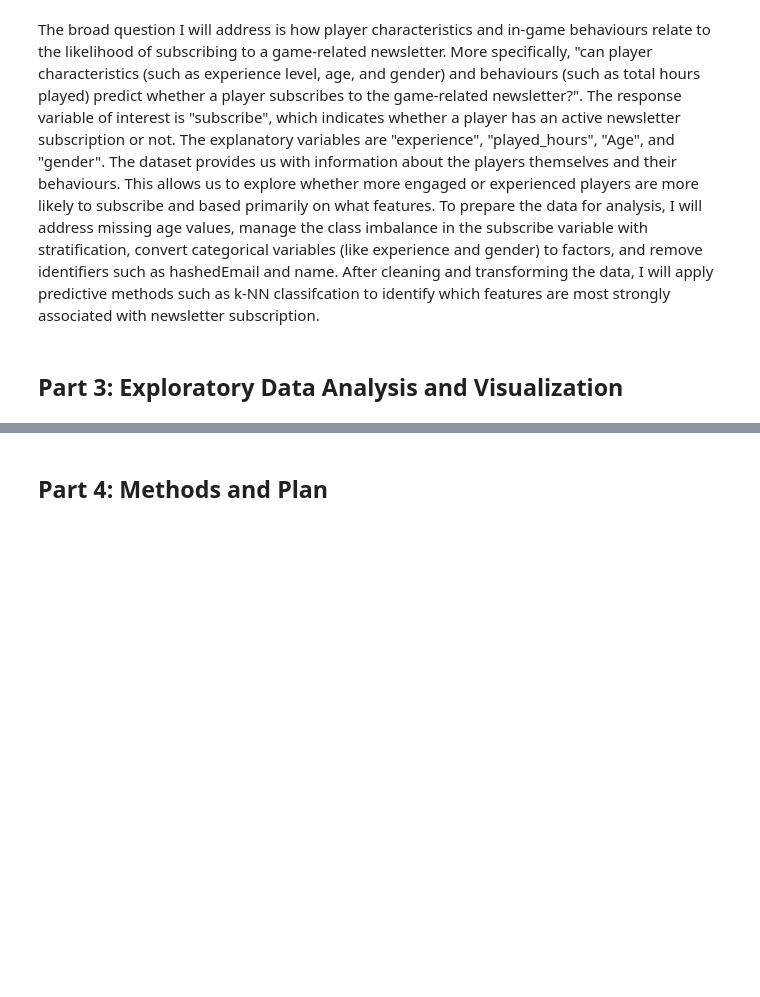
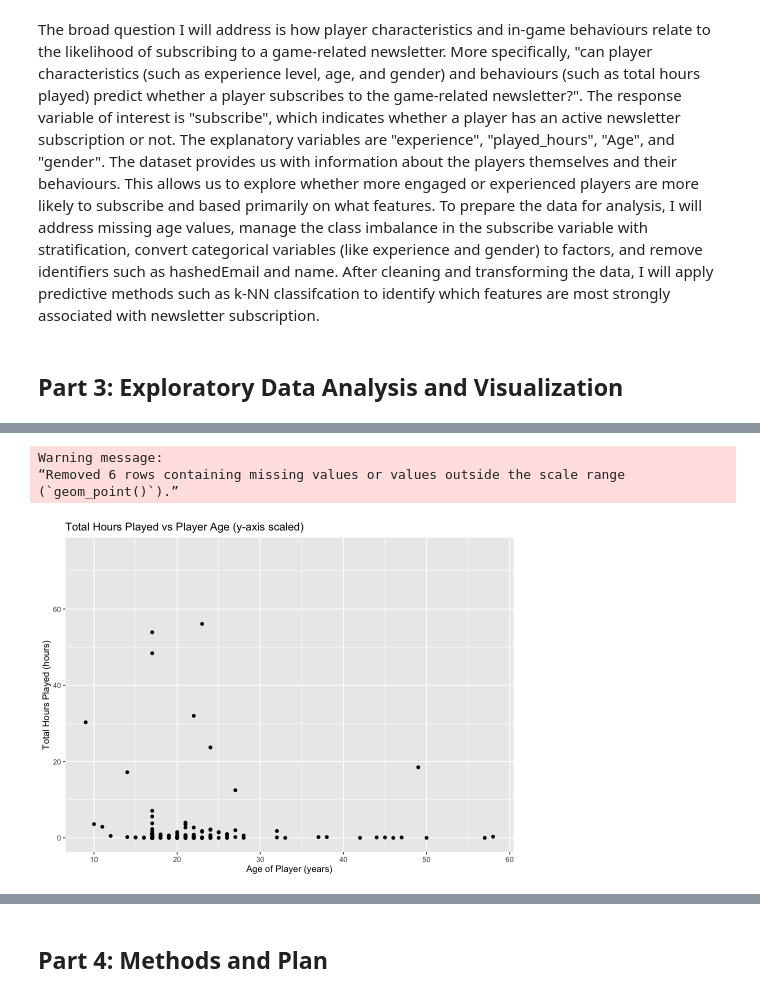
Before and after one commit to arian-d1/dsci100_planning_report, a Jupyter notebook: report.ipynb, the cells around one changed output, grey strips where cells are left out. Cells and saved outputs as stored; diff of their text form; code cells hidden in the pictures; blank space fills up the shorter version.

```diff
--- a/report.ipynb
+++ b/report.ipynb
@@ -175,0 +263,11 @@ The broad question I will address is how player characteristics and in-game beha
+# %%
+age_hours_plot_scaled <- age_hours_plot +
+    scale_y_continuous(limits = c(0, 75)) +
+    labs(title = "Total Hours Played vs Player Age (y-axis scaled)")
+
+age_hours_plot_scaled
+# %% [output]
+Warning message:
+“Removed 6 rows containing missing values or values outside the scale range
+(`geom_point()`).”
+[figure, added]
```
Also changed, not shown: parts of 14 cells of this notebook.
